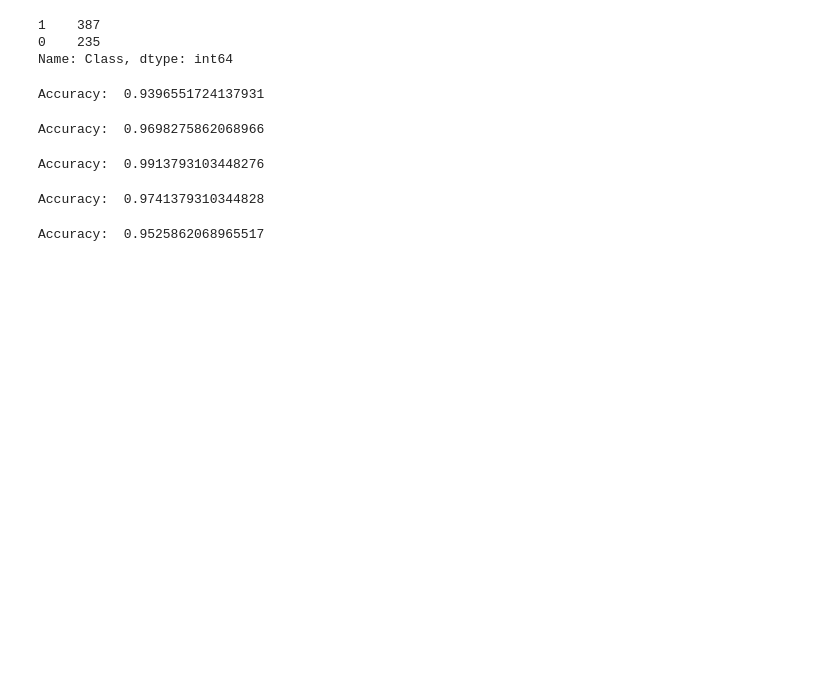
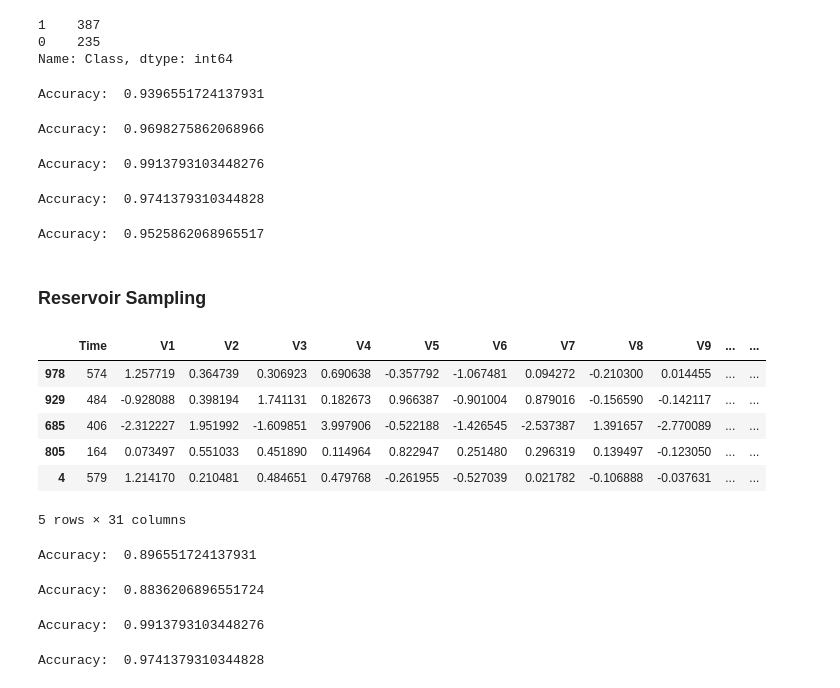
Before and after one commit to sidB67/sampling_assignment, a Jupyter notebook: sampling.ipynb, the cells around one changed output. Saved outputs shown, nothing was run; the diff lists cells and outputs as text; code cells hidden in the pictures; blank space fills up the shorter version.

Commit message:
Adds reservoir sampling

```diff
--- a/sampling.ipynb
+++ b/sampling.ipynb
@@ -372,3 +372,41 @@ y_pred = nb.predict(X_test)
 print('Accuracy: ', accuracy_score(y_test, y_pred))
 # %% [output]
 Accuracy:  0.9525862068965517
+# %% [markdown]
+### Reservoir Sampling
+# %%
+train_df = train_df.drop('cluster', axis=1)
+# %%
+def sample_reservoir(dataframe, sample_size, state = None):
+    stream = []
+    size = len(dataframe)
+
+    for i in range(size):
+        stream.append(i)
+
+    i = 0
+    reservoir = [0] * sample_size
+    for i in range(sample_size):
+        reservoir[i] = stream[i]
+
+    rd.seed(state)
+    while i < size:
+        j = rd.randrange(i + 1)
+        if j < sample_size:
+            reservoir[j] = stream[i]
+        i += 1
+
+
+    return dataframe.iloc[reservoir]
+# %%
+sample_df = sample_reservoir(train_df, 400, 42)
+# %%
+sample_df.head()
+# %% [output]
+|  | Time | V1 | V2 | V3 | V4 | V5 | V6 | V7 | V8 | V9 | ... | ... |
+| 978 | 574 | 1.257719 | 0.364739 | 0.306923 | 0.690638 | -0.357792 | -1.067481 | 0.094272 | -0.210300 | 0.014455 | ... | ... |
+| 929 | 484 | -0.928088 | 0.398194 | 1.741131 | 0.182673 | 0.966387 | -0.901004 | 0.879016 | -0.156590 | -0.142117 | ... | ... |
+| 685 | 406 | -2.312227 | 1.951992 | -1.609851 | 3.997906 | -0.522188 | -1.426545 | -2.537387 | 1.391657 | -2.770089 | ... | ... |
+| 805 | 164 | 0.073497 | 0.551033 | 0.451890 | 0.114964 | 0.822947 | 0.251480 | 0.296319 | 0.139497 | -0.123050 | ... | ... |
+| 4 | 579 | 1.214170 | 0.210481 | 0.484651 | 0.479768 | -0.261955 | -0.527039 | 0.021782 | -0.106888 | -0.037631 | ... | ... |
+5 rows × 31 columns
@@ -374,0 +416,37 @@ Accuracy:  0.9525862068965517
+# %%
+#logistic regression using sklearn
+from sklearn.linear_model import LogisticRegression
+from sklearn.metrics import accuracy_score, confusion_matrix, classification_report
+lr = LogisticRegression()
+lr.fit(X_sample, y_sample)
+y_pred = lr.predict(X_test)
+print('Accuracy: ', accuracy_score(y_test, y_pred))
+# %% [output]
+Accuracy:  0.896551724137931
+# %%
+#knn using sklearn
+from sklearn.neighbors import KNeighborsClassifier
+knn = KNeighborsClassifier(n_neighbors=5)
+knn.fit(X_sample, y_sample)
+y_pred = knn.predict(X_test)
+print('Accuracy: ', accuracy_score(y_test, y_pred))
+# %% [output]
+Accuracy:  0.8836206896551724
+# %%
+#random forest using sklearn
+from sklearn.ensemble import RandomForestClassifier
+rf = RandomForestClassifier(n_estimators=100, random_state=0)
+rf.fit(X_sample, y_sample)
+y_pred = rf.predict(X_test)
+print('Accuracy: ', accuracy_score(y_test, y_pred))
+# %% [output]
+Accuracy:  0.9913793103448276
+# %%
+#decision tree using sklearn
+from sklearn.tree import DecisionTreeClassifier
+dt = DecisionTreeClassifier(random_state=0)
+dt.fit(X_sample, y_sample)
+y_pred = dt.predict(X_test)
+print('Accuracy: ', accuracy_score(y_test, y_pred))
+# %% [output]
+Accuracy:  0.9741379310344828
```
Also changed, not shown: parts of 2 cells of this notebook, 1 other file.
